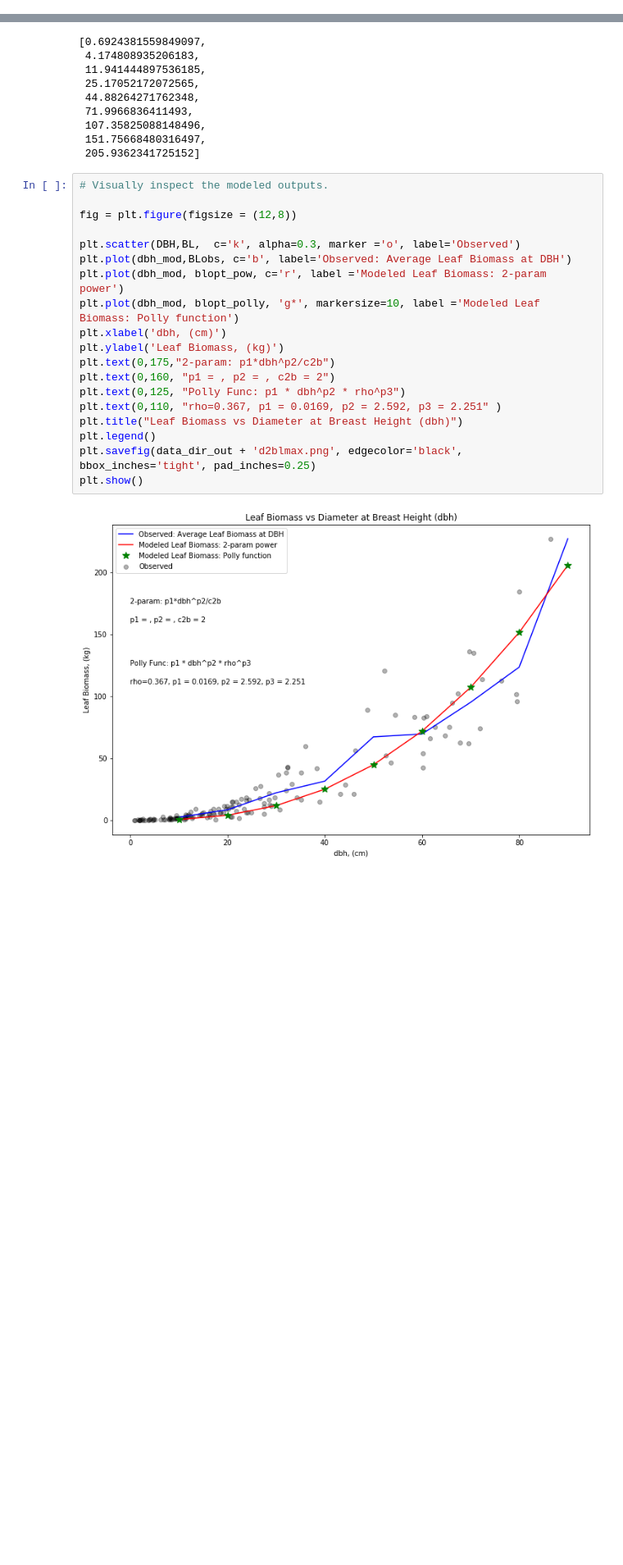
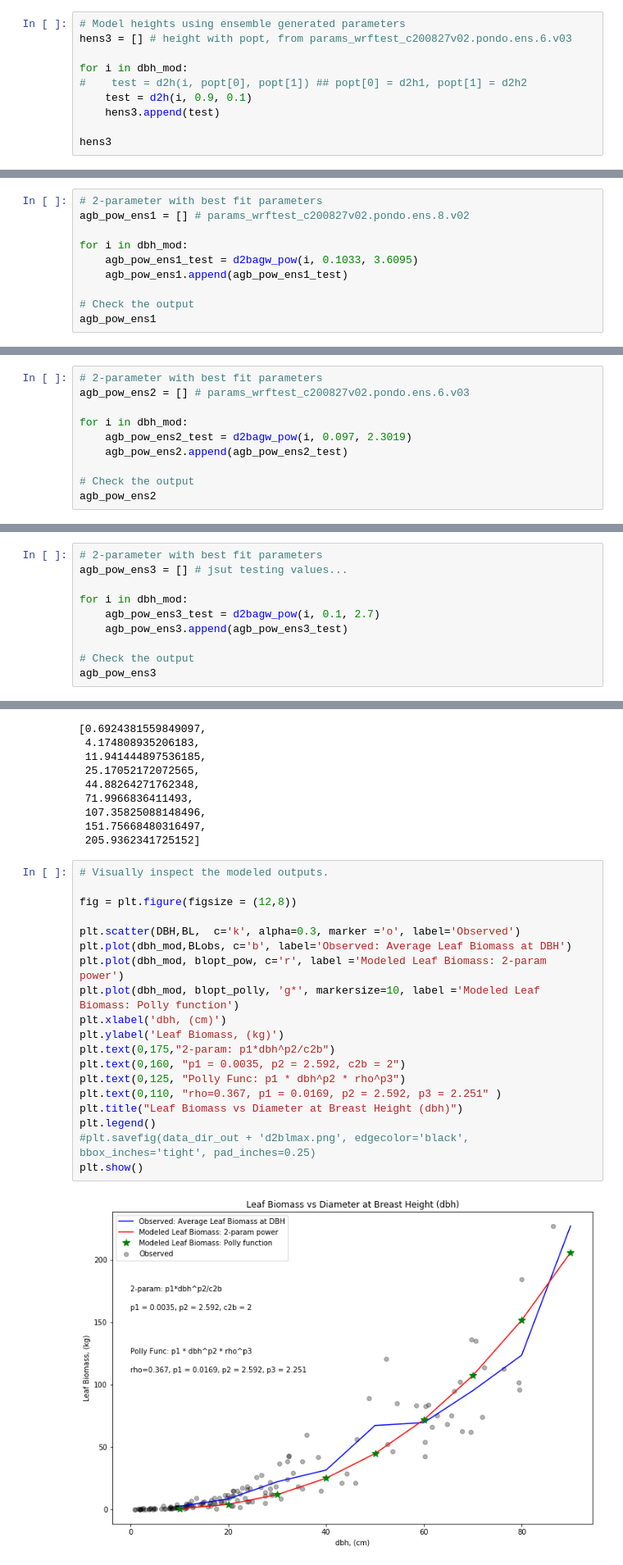
Before and after one commit to KatieMurenbeeld/BAAD, a Jupyter notebook: FATES_Param_Allometry.ipynb, the cells around one changed output, grey strips where cells are left out. Shown at 82% size. Saved outputs shown, nothing was run; the diff lists cells and outputs as text; blank space fills up the shorter version.

```diff
--- a/FATES_Param_Allometry.ipynb
+++ b/FATES_Param_Allometry.ipynb
@@ -350,0 +636,10 @@ plt.show()
+# %%
+# Model heights using ensemble generated parameters
+hens3 = [] # height with popt, from params_wrftest_c200827v02.pondo.ens.6.v03
+
+for i in dbh_mod:
+#    test = d2h(i, popt[0], popt[1]) ## popt[0] = d2h1, popt[1] = d2h2
+    test = d2h(i, 0.9, 0.1)
+    hens3.append(test)
+
+hens3
@@ -514,3 +840,13 @@ plt.savefig(data_dir_out + 'd2bagw.png', edgecolor='black', bbox_inches='tight',
 plt.show()
 # %% [output]
 [figure]
+# %%
+# 2-parameter with best fit parameters
+agb_pow_ens1 = [] # params_wrftest_c200827v02.pondo.ens.8.v02
+
+for i in dbh_mod:
+    agb_pow_ens1_test = d2bagw_pow(i, 0.1033, 3.6095)
+    agb_pow_ens1.append(agb_pow_ens1_test)
+
+# Check the output
+agb_pow_ens1
@@ -516,0 +863,10 @@ plt.show()
+# %%
+# 2-parameter with best fit parameters
+agb_pow_ens2 = [] # params_wrftest_c200827v02.pondo.ens.6.v03
+
+for i in dbh_mod:
+    agb_pow_ens2_test = d2bagw_pow(i, 0.097, 2.3019)
+    agb_pow_ens2.append(agb_pow_ens2_test)
+
+# Check the output
+agb_pow_ens2
@@ -516,0 +883,10 @@ plt.show()
+# %%
+# 2-parameter with best fit parameters
+agb_pow_ens3 = [] # jsut testing values...
+
+for i in dbh_mod:
+    agb_pow_ens3_test = d2bagw_pow(i, 0.1, 2.7)
+    agb_pow_ens3.append(agb_pow_ens3_test)
+
+# Check the output
+agb_pow_ens3
@@ -594,21 +1004,21 @@ blopt_polly
 # %%
 # Visually inspect the modeled outputs.
 
 fig = plt.figure(figsize = (12,8))
 
 plt.scatter(DBH,BL,  c='k', alpha=0.3, marker ='o', label='Observed')
 plt.plot(dbh_mod,BLobs, c='b', label='Observed: Average Leaf Biomass at DBH')
 plt.plot(dbh_mod, blopt_pow, c='r', label ='Modeled Leaf Biomass: 2-param power')
 plt.plot(dbh_mod, blopt_polly, 'g*', markersize=10, label ='Modeled Leaf Biomass: Polly function')
 plt.xlabel('dbh, (cm)')
 plt.ylabel('Leaf Biomass, (kg)')
 plt.text(0,175,"2-param: p1*dbh^p2/c2b")
-plt.text(0,160, "p1 = , p2 = , c2b = 2")
+plt.text(0,160, "p1 = 0.0035, p2 = 2.592, c2b = 2")
 plt.text(0,125, "Polly Func: p1 * dbh^p2 * rho^p3")
 plt.text(0,110, "rho=0.367, p1 = 0.0169, p2 = 2.592, p3 = 2.251" )
 plt.title("Leaf Biomass vs Diameter at Breast Height (dbh)")
 plt.legend()
-plt.savefig(data_dir_out + 'd2blmax.png', edgecolor='black', bbox_inches='tight', pad_inches=0.25)
+#plt.savefig(data_dir_out + 'd2blmax.png', edgecolor='black', bbox_inches='tight', pad_inches=0.25)
 plt.show()
 # %% [output]
-[figure, old version]
+[figure, new version]
```
Also changed, not shown: parts of 46 cells of this notebook.
